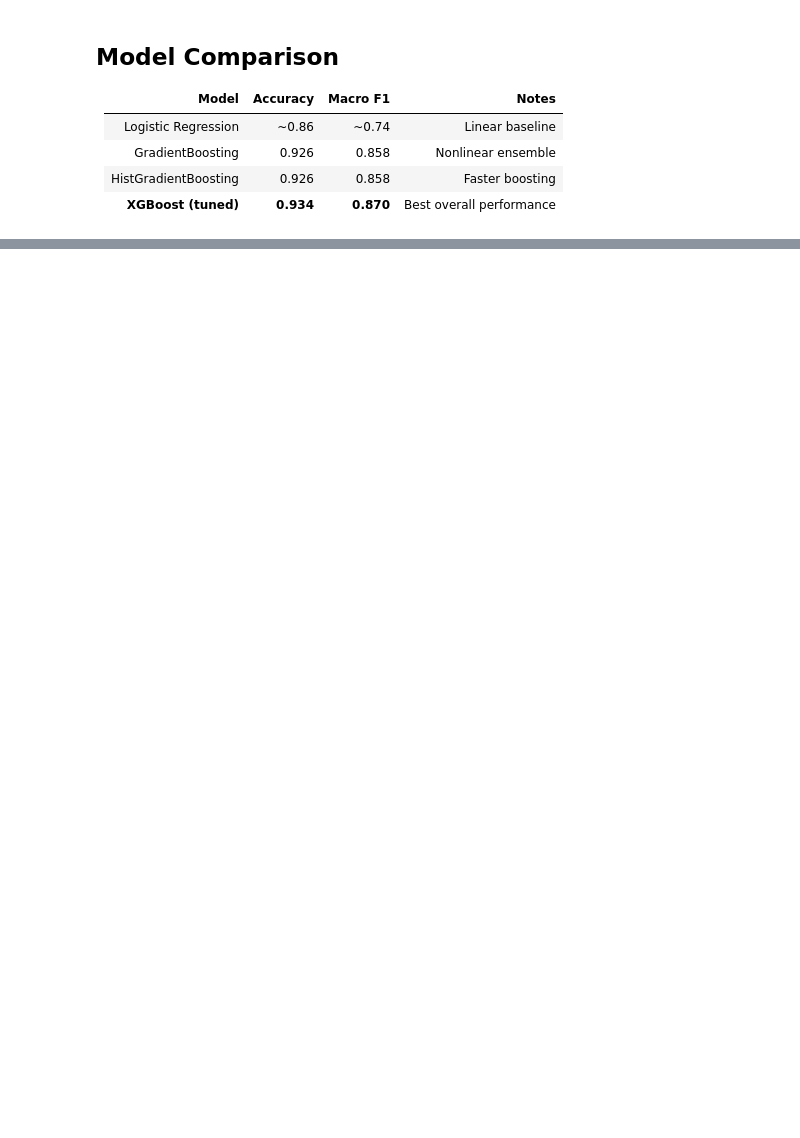
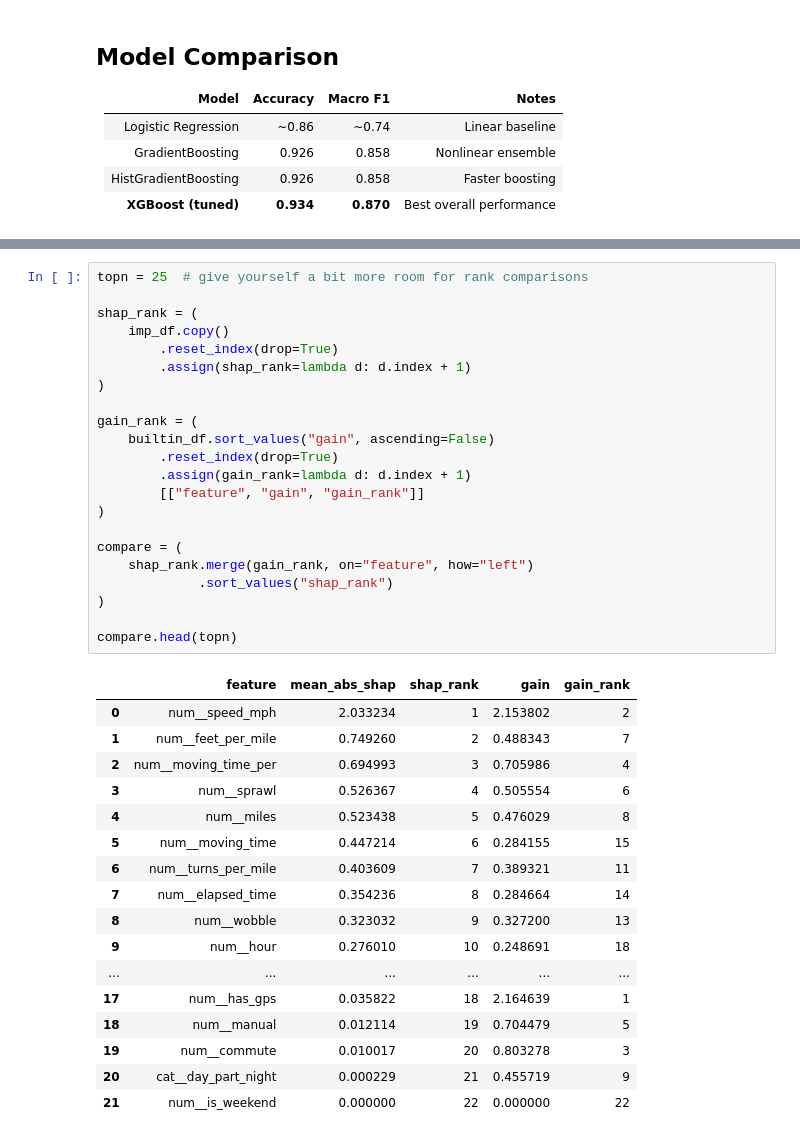
Before and after one commit to OGladfelter/sport-classification-model, a Jupyter notebook: 03-modeling_sola.ipynb, the cells around one changed output, grey strips where cells are left out. Drawn from its saved outputs; the diff is of its cells as text; blank space fills up the shorter version.

```diff
--- a/03-modeling_sola.ipynb
+++ b/03-modeling_sola.ipynb
@@ -750,0 +1031,40 @@ weighted avg       0.93      0.93      0.93     79583
+# %%
+topn = 25  # give yourself a bit more room for rank comparisons
+
+shap_rank = (
+    imp_df.copy()
+        .reset_index(drop=True)
+        .assign(shap_rank=lambda d: d.index + 1)
+)
+
+gain_rank = (
+    builtin_df.sort_values("gain", ascending=False)
+        .reset_index(drop=True)
+        .assign(gain_rank=lambda d: d.index + 1)
+        [["feature", "gain", "gain_rank"]]
+)
+
+compare = (
+    shap_rank.merge(gain_rank, on="feature", how="left")
+             .sort_values("shap_rank")
+)
+
+compare.head(topn)
+# %% [output]
+|  | feature | mean_abs_shap | shap_rank | gain | gain_rank |
+| 0 | num__speed_mph | 2.033234 | 1 | 2.153802 | 2 |
+| 1 | num__feet_per_mile | 0.749260 | 2 | 0.488343 | 7 |
+| 2 | num__moving_time_per | 0.694993 | 3 | 0.705986 | 4 |
+| 3 | num__sprawl | 0.526367 | 4 | 0.505554 | 6 |
+| 4 | num__miles | 0.523438 | 5 | 0.476029 | 8 |
+| 5 | num__moving_time | 0.447214 | 6 | 0.284155 | 15 |
+| 6 | num__turns_per_mile | 0.403609 | 7 | 0.389321 | 11 |
+| 7 | num__elapsed_time | 0.354236 | 8 | 0.284664 | 14 |
+| 8 | num__wobble | 0.323032 | 9 | 0.327200 | 13 |
+| 9 | num__hour | 0.276010 | 10 | 0.248691 | 18 |
+| ... | ... | ... | ... | ... | ... |
+| 17 | num__has_gps | 0.035822 | 18 | 2.164639 | 1 |
+| 18 | num__manual | 0.012114 | 19 | 0.704479 | 5 |
+| 19 | num__commute | 0.010017 | 20 | 0.803278 | 3 |
+| 20 | cat__day_part_night | 0.000229 | 21 | 0.455719 | 9 |
+| 21 | num__is_weekend | 0.000000 | 22 | 0.000000 | 22 |
```
Also changed, not shown: parts of 29 cells of this notebook.
